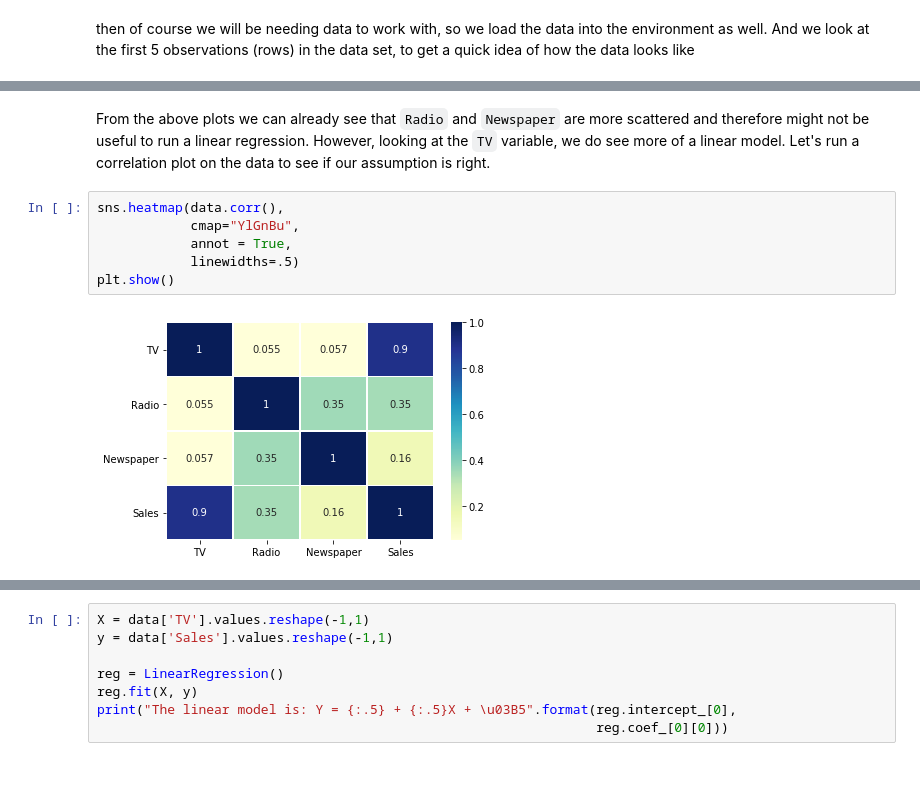
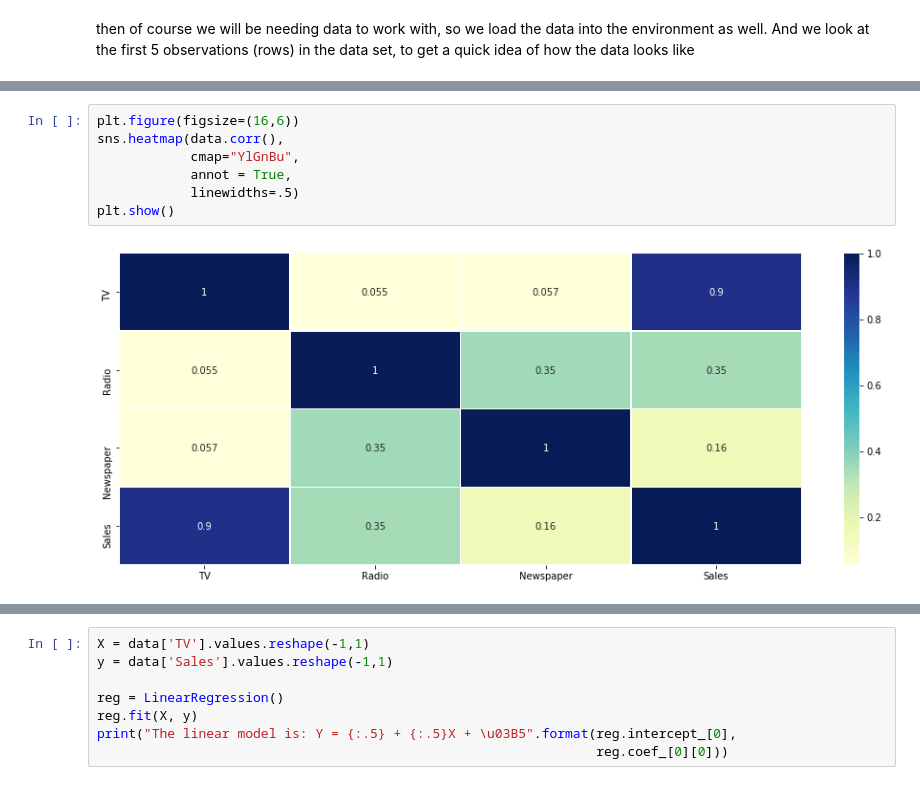
Before and after one commit to DaThabor/Mentoring, a Jupyter notebook: Simple Linear Regression in Python.ipynb, the cells around one changed output, grey strips where cells are left out. Drawn from its saved outputs; the diff is of its cells as text.

```diff
--- a/Simple Linear Regression in Python.ipynb
+++ b/Simple Linear Regression in Python.ipynb
@@ -89,10 +78,9 @@ plt.show()
-# %% [markdown]
-From the above plots we can already see that `Radio` and `Newspaper` are more scattered and therefore might not be useful to run a linear regression. However, looking at the `TV` variable, we do see more of a linear model. Let's run a correlation plot on the data to see if our assumption is right.
 # %%
+plt.figure(figsize=(16,6))
 sns.heatmap(data.corr(),
             cmap="YlGnBu",
             annot = True,
             linewidths=.5)
 plt.show()
 # %% [output]
-[figure, old version]
+[figure, new version]
```
Also changed, not shown: parts of 35 cells of this notebook, 1 other file.
